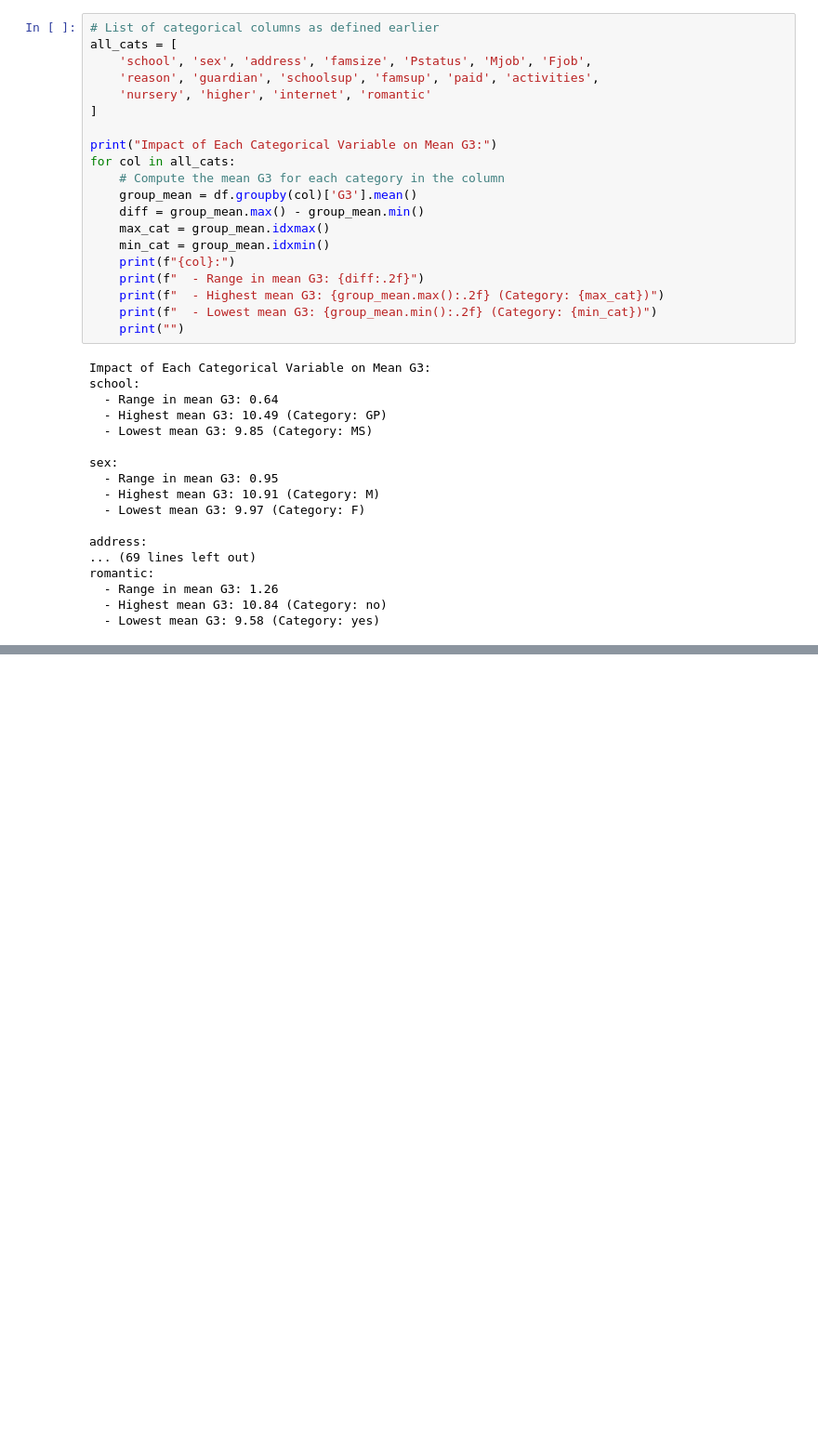
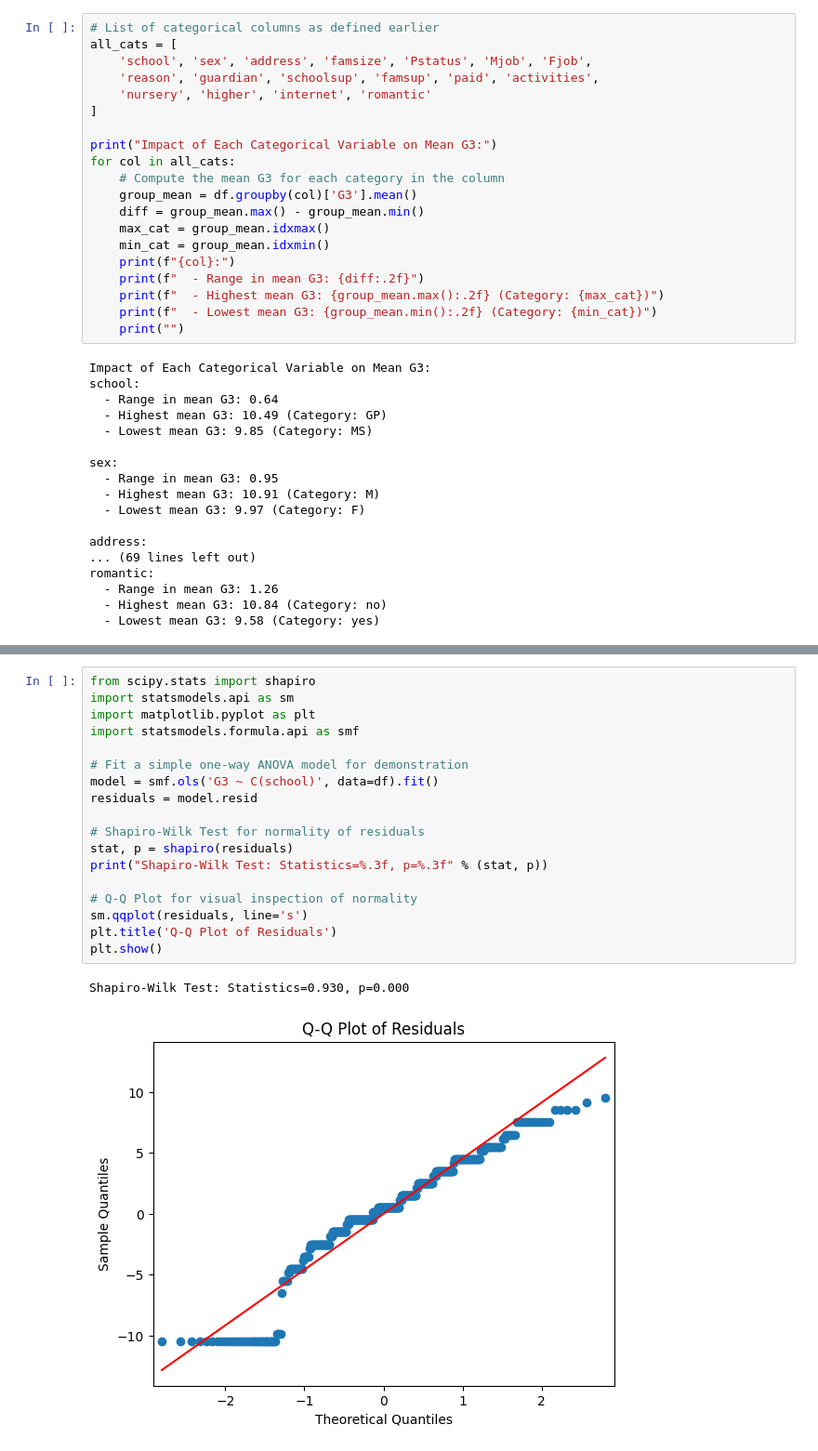
Before and after one commit to BjornCLind/PythonDataAnalysis, a Jupyter notebook: student_analysis.ipynb, the cells around one changed output, grey strips where cells are left out. Shown at 93% size. Saved outputs shown, nothing was run; the diff lists cells and outputs as text; blank space fills up the shorter version.

```diff
--- a/student_analysis.ipynb
+++ b/student_analysis.ipynb
@@ -661,0 +728,21 @@ Mean G3 by Fjob and Pstatus:
+# %%
+from scipy.stats import shapiro
+import statsmodels.api as sm
+import matplotlib.pyplot as plt
+import statsmodels.formula.api as smf
+
+# Fit a simple one-way ANOVA model for demonstration
+model = smf.ols('G3 ~ C(school)', data=df).fit()
+residuals = model.resid
+
+# Shapiro-Wilk Test for normality of residuals
+stat, p = shapiro(residuals)
+print("Shapiro-Wilk Test: Statistics=%.3f, p=%.3f" % (stat, p))
+
+# Q-Q Plot for visual inspection of normality
+sm.qqplot(residuals, line='s')
+plt.title('Q-Q Plot of Residuals')
+plt.show()
+# %% [output]
+Shapiro-Wilk Test: Statistics=0.930, p=0.000
+[figure, added]
```
Also changed, not shown: parts of 6 cells of this notebook.
